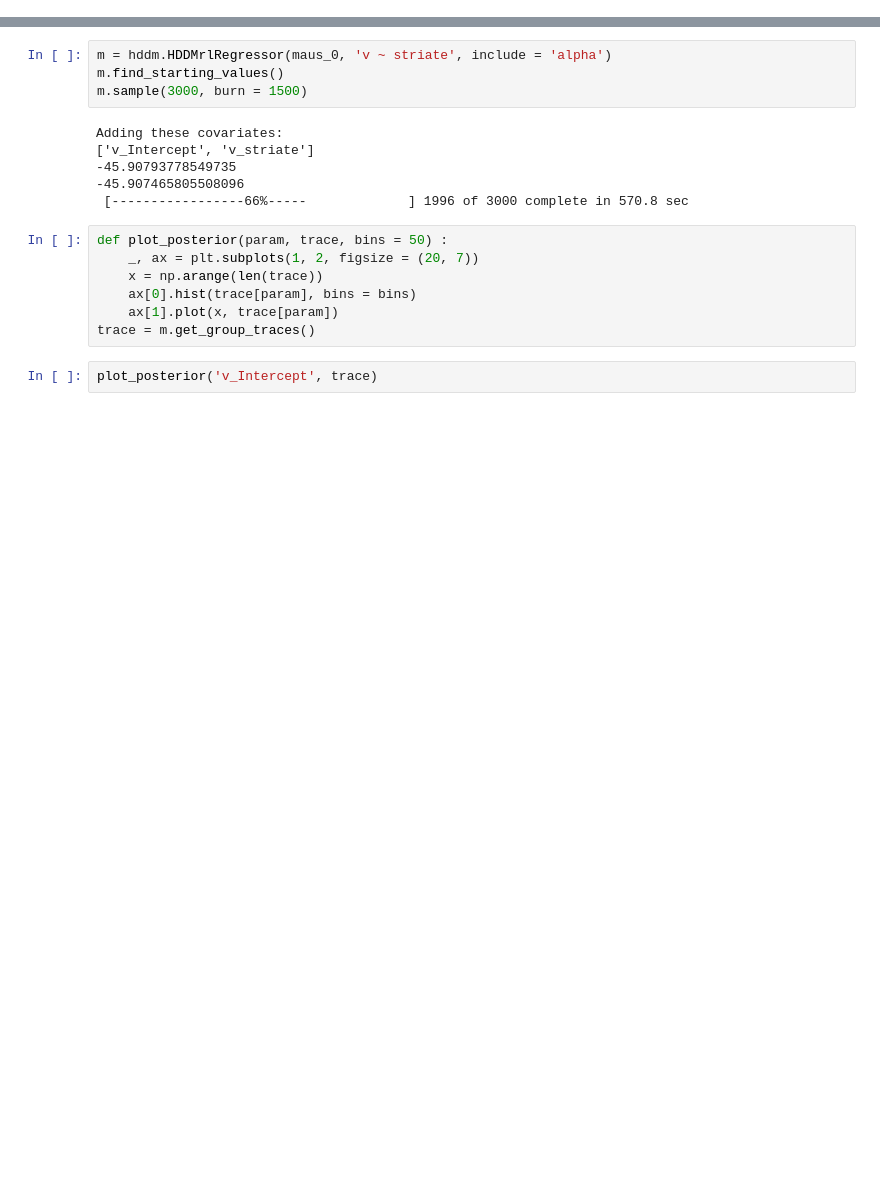
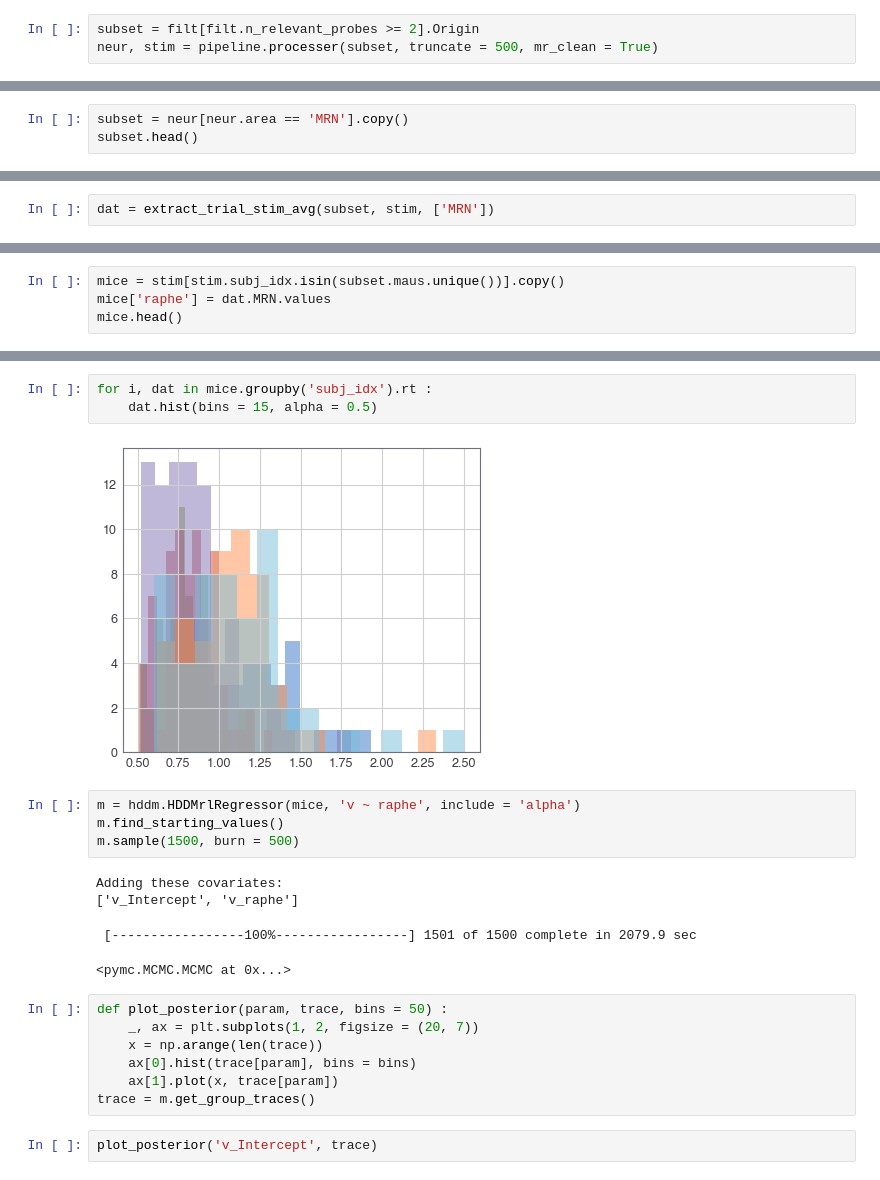
Before and after one commit to awakhloo/Neuromatch, a Jupyter notebook: hddm linear model - dat prep.ipynb, the cells around one changed output, grey strips where cells are left out. Drawn from its saved outputs; the diff is of its cells as text; blank space fills up the shorter version.

```diff
--- a/hddm linear model - dat prep.ipynb
+++ b/hddm linear model - dat prep.ipynb
@@ -101,0 +14,3 @@ maus_0.head()
+# %%
+subset = filt[filt.n_relevant_probes >= 2].Origin
+neur, stim = pipeline.processer(subset, truncate = 500, mr_clean = True)
@@ -101,0 +36,3 @@ maus_0.head()
+# %%
+subset = neur[neur.area == 'MRN'].copy()
+subset.head()
@@ -101,0 +46,2 @@ maus_0.head()
+# %%
+dat = extract_trial_stim_avg(subset, stim, ['MRN'])
@@ -101,0 +82,4 @@ maus_0.head()
+# %%
+mice = stim[stim.subj_idx.isin(subset.maus.unique())].copy()
+mice['raphe'] = dat.MRN.values
+mice.head()
@@ -102,13 +97,17 @@ maus_0.head()
+# %%
+for i, dat in mice.groupby('subj_idx').rt :
+    dat.hist(bins = 15, alpha = 0.5)
+# %% [output]
+[figure, added]
 # %%
-m = hddm.HDDMrlRegressor(maus_0, 'v ~ striate', include = 'alpha')
+m = hddm.HDDMrlRegressor(mice, 'v ~ raphe', include = 'alpha')
 m.find_starting_values()
-m.sample(3000, burn = 1500)
+m.sample(1500, burn = 500)
 # %% [output]
 Adding these covariates:
-['v_Intercept', 'v_striate']
--45.90793778549735
--45.907465805508096
- [-----------------66%-----             ] 1996 of 3000 complete in 570.8 sec
+['v_Intercept', 'v_raphe']
+ [-----------------100%-----------------] 1501 of 1500 complete in 2079.9 sec
+<pymc.MCMC.MCMC at 0x...>
 # %%
 def plot_posterior(param, trace, bins = 50) :
     _, ax = plt.subplots(1, 2, figsize = (20, 7))
```
Also changed, not shown: parts of 19 cells of this notebook.
